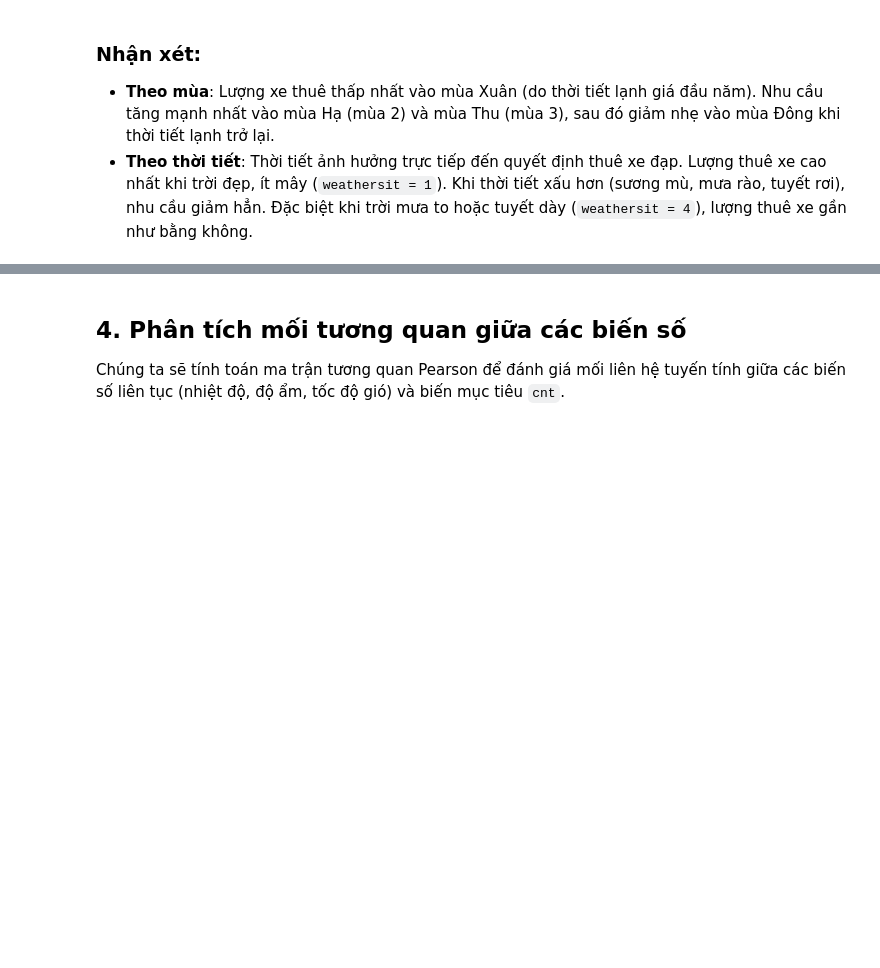
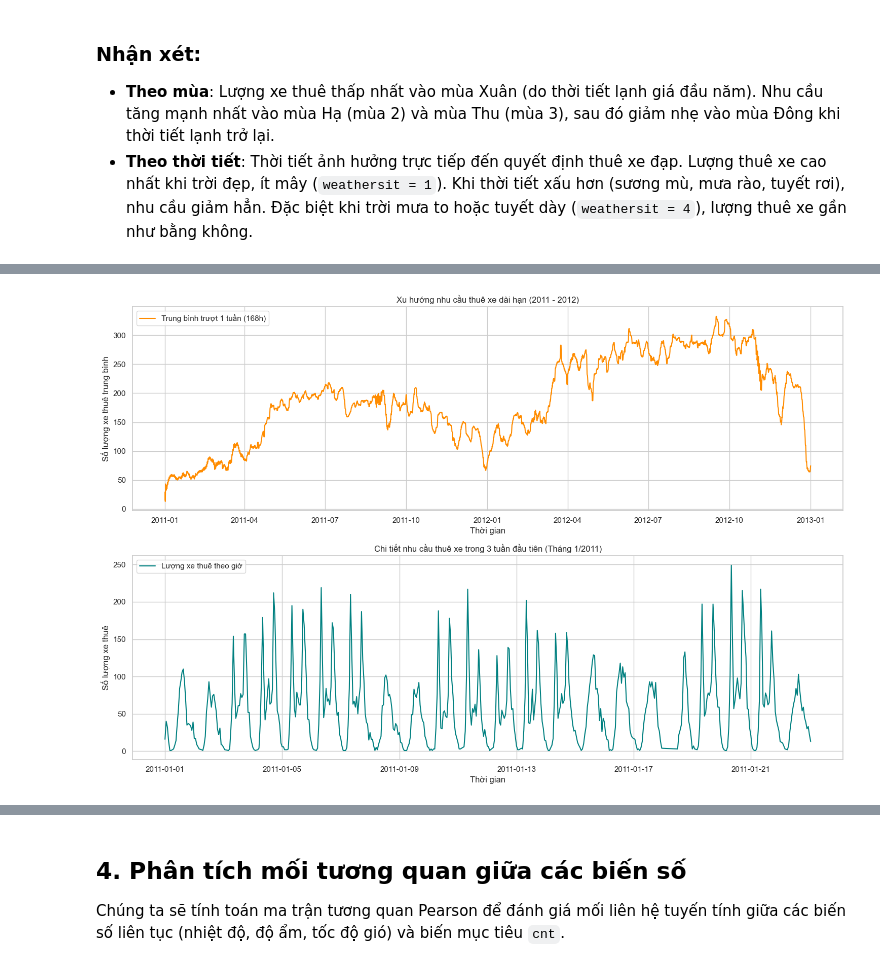
Before and after one commit to npthieu-2502/time-series-group-06, a Jupyter notebook: notebooks/01_data_exploration.ipynb, the cells around one changed output, grey strips where cells are left out. Saved outputs shown, nothing was run; the diff lists cells and outputs as text; code cells hidden in the pictures; blank space fills up the shorter version.

```diff
--- a/notebooks/01_data_exploration.ipynb
+++ b/notebooks/01_data_exploration.ipynb
@@ -144,0 +264,26 @@ plt.show()
+# %%
+fig, axes = plt.subplots(2, 1, figsize=(15, 10))
+
+# 1. Đường xu hướng dài hạn (Rolling Mean 168h - 1 tuần)
+df_sorted = df.sort_values('datetime')
+df_sorted['rolling_cnt'] = df_sorted['cnt'].rolling(window=168, min_periods=1).mean()
+axes[0].plot(df_sorted['datetime'], df_sorted['rolling_cnt'], color='darkorange', label='Trung bình trượt 1 tuần (168h)')
+axes[0].set_title('Xu hướng nhu cầu thuê xe dài hạn (2011 - 2012)')
+axes[0].set_xlabel('Thời gian')
+axes[0].set_ylabel('Số lượng xe thuê trung bình')
+axes[0].legend()
+
+# 2. Chi tiết 3 tuần đầu tiên (để thấy rõ chu kỳ ngày đêm)
+sample_df = df_sorted.head(24 * 21) # 21 ngày
+axes[1].plot(sample_df['datetime'], sample_df['cnt'], color='teal', label='Lượng xe thuê theo giờ')
+axes[1].set_title('Chi tiết nhu cầu thuê xe trong 3 tuần đầu tiên (Tháng 1/2011)')
+axes[1].set_xlabel('Thời gian')
+axes[1].set_ylabel('Số lượng xe thuê')
+axes[1].legend()
+
+plt.tight_layout()
+# Lưu biểu đồ
+plt.savefig("../figures/eda_demand_over_time.png", dpi=150)
+plt.show()
+# %% [output]
+[figure, added]
```
Also changed, not shown: parts of 16 cells of this notebook, 3 other files.
